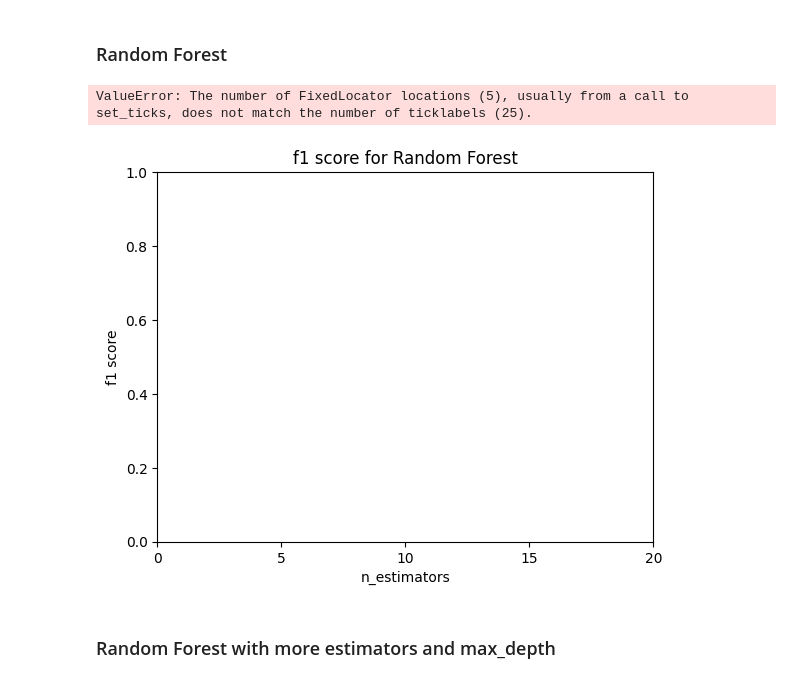
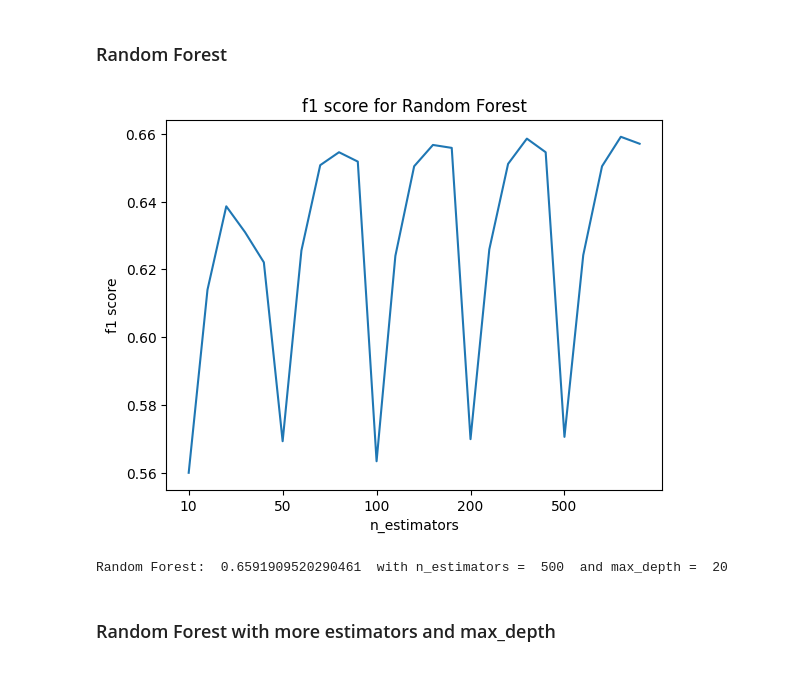
Before and after one commit to shahrohman/inf8245e_kaggle, a Jupyter notebook: ML_kaggle.ipynb, the cells around one changed output. Cells and saved outputs as stored; diff of their text form; code cells hidden in the pictures.

```diff
--- a/ML_kaggle.ipynb
+++ b/ML_kaggle.ipynb
@@ -407,19 +407,20 @@ for n_estimators in n_estimators_values:
     for max_depth in max_depth_values:
         f1_scores_rf.append(random_forest(X_train, X_test, y_train, y_test, n_estimators, max_depth))
 # %%
+n_estimators_values = [10, 50, 100, 200, 500]
+max_depth_values = [5, 10, 15, 20, 25]
+
 plt.title("f1 score for Random Forest")
 plt.ylabel("f1 score")
 plt.xlabel("n_estimators")
-x_axis = np.arange(0, len(n_estimators_values)*len(max_depth_values), len(max_depth_values))
-x_ticks = [str(n_estimators) + " " + str(max_depth) for n_estimators in n_estimators_values for max_depth in max_depth_values]
-plt.xticks(x_axis, x_ticks, rotation = 90)
+plt.xticks(np.arange(0, len(n_estimators_values), 1)*len(max_depth_values), n_estimators_values)
 plt.plot(f1_scores_rf)
 plt.show()
 
 print("Random Forest: ", max(f1_scores_rf), " with n_estimators = ", n_estimators_values[f1_scores_rf.index(max(f1_scores_rf))//len(max_depth_values)], " and max_depth = ", max_depth_values[f1_scores_rf.index(max(f1_scores_rf))%len(max_depth_values)])
 # %% [output]
+[figure, new version]
-ValueError: The number of FixedLocator locations (5), usually from a call to set_ticks, does not match the number of ticklabels (25).
+Random Forest:  0.6591909520290461  with n_estimators =  500  and max_depth =  20
-[figure, old version]
 # %% [markdown]
 ### Random Forest with more estimators and max_depth
 # %%
```
Also changed, not shown: parts of 1 cell of this notebook.
